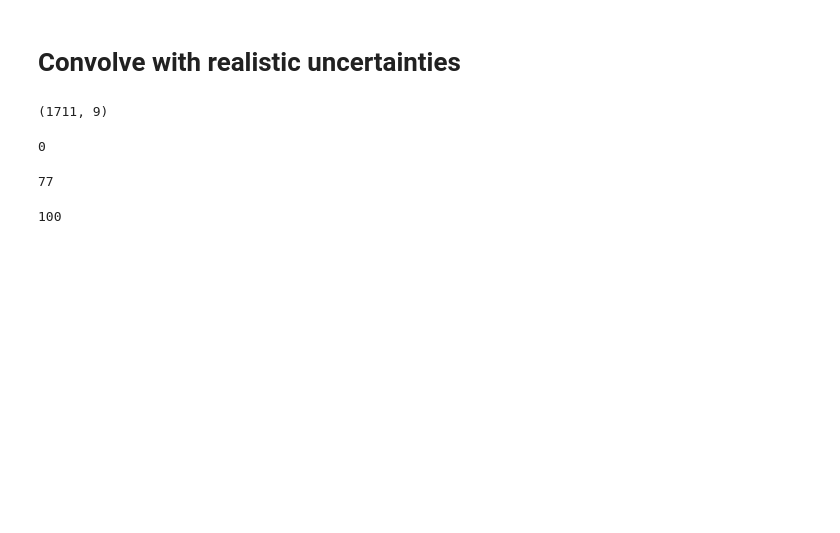
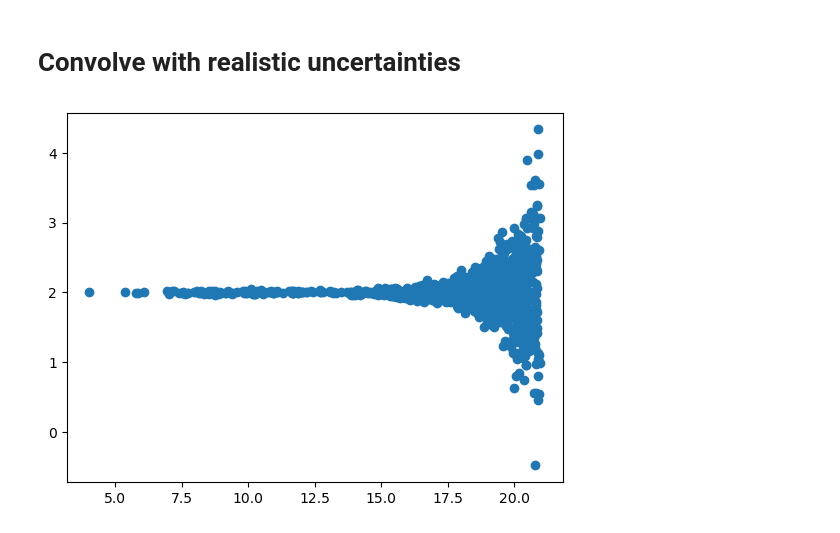
Before and after one commit to ratzenboe/SF-Retreat2024, a Jupyter notebook: fwd_model_cluster.ipynb, the cells around one changed output. Cells and saved outputs as stored; diff of their text form; code cells hidden in the pictures; blank space fills up the shorter version.

```diff
--- a/fwd_model_cluster.ipynb
+++ b/fwd_model_cluster.ipynb
@@ -934,36 +958,8 @@ X = np.vstack([
-# %%
-X.shape
-# %% [output]
-(1711, 9)
-# %%
-nb_sources, nb_features = X.shape
-C = np.zeros((nb_sources, nb_features, nb_features), dtype=np.float32)
-C[:, 0, 0] = g_unc.ra_err
-C[:, 1, 1] = g_unc.dec_err
-C[:, 2, 2] = g_unc.plx_err
-C[:, 3, 3] = g_unc.pmra_err
-C[:, 4, 4] = g_unc.pmdec_err
-C[:, 5, 5] = g_unc.rv_err
-C[:, 6, 6] = g_unc.g_mag_err
-C[:, 7, 7] = g_unc.bp_mag_err
-C[:, 8, 8] = g_unc.rp_mag_err
-# Remove nans
-C = np.nan_to_num(C, nan=1e3, copy=True)
-# Fill in off-diagonal elements
-corr_map =
-for column, (i, j) in self.corr_map.items():
-    self.C[:, i, j] = self.X_err[column].fillna(0).to_numpy(dtype=np.float32).ravel()
-    self.C[:, i, j] *= (
-            self.C[:, i, i] * self.C[:, j, j]
-    )  # transform correlation to covariance
-    self.C[:, j, i] = self.C[:, i, j]  # fill in symmetric component
-# %% [output]
-0
-# %%
-np.sum(np.isnan(g_unc.bp_mag_err))
-# %% [output]
-77
-# %%
-np.sum(~np.isnan(g_unc.rv_err))
-# %% [output]
-100
+# %%
+errs = ErrorBase(g_unc, 'astrometric_corr.npz')
+# %%
+X_obs = errs.convolve()
+# %%
+plt.scatter(X_obs.g_mag, X_obs.parallax);
+# %% [output]
+[figure, added]
```
Also changed, not shown: parts of 13 cells of this notebook, 10 other files.
